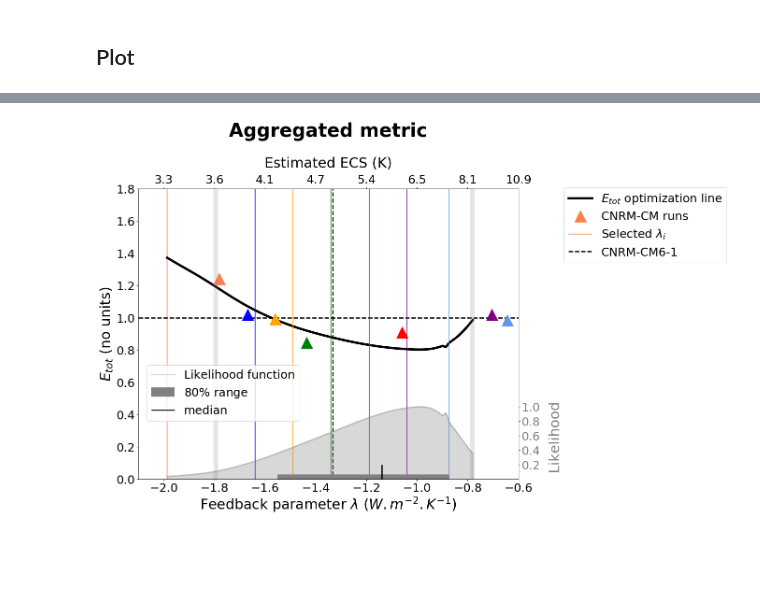
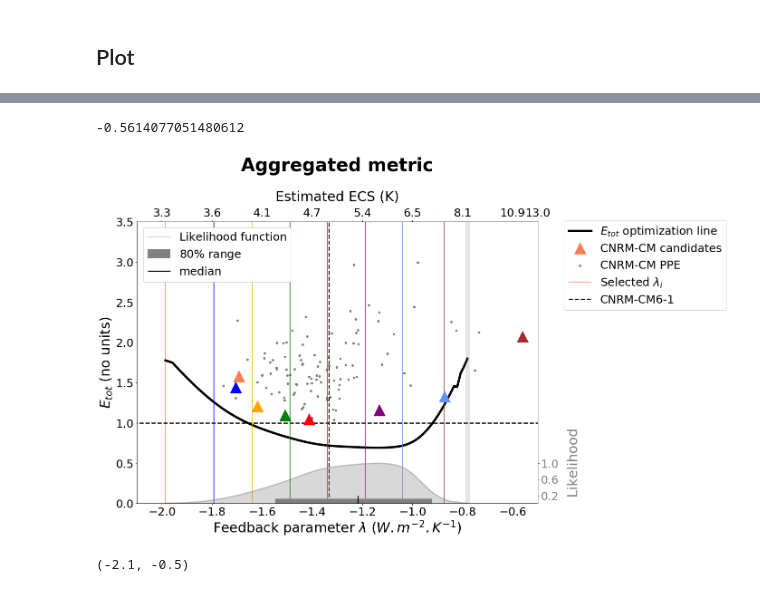
Before and after one commit to speatier/CNRMppe_save, a Jupyter notebook: PPE/PPE_paper_1/MultiLinReg/Final_total.ipynb, the cells around one changed output, grey strips where cells are left out. Saved outputs shown, nothing was run; the diff lists cells and outputs as text; code cells hidden in the pictures; blank space fills up the shorter version.

```diff
--- a/PPE/PPE_paper_1/MultiLinReg/Final_total.ipynb
+++ b/PPE/PPE_paper_1/MultiLinReg/Final_total.ipynb
@@ -1731,0 +1736,3 @@ len(nb_p_list_selection)
+# %%
+nb_p_list_selection = ['p840', 'p841', 'p842', 'p843','p844', 'p845', 'p846', 'p847']
+len(nb_p_list_selection)
@@ -1732,6 +1741,6 @@ len(nb_p_list_selection)
 # %%
 file = np.load('/data/home/globc/peatier/CNRMppe/PPE/ENSEMBLE2/files/npy/RMSE_optim2_select.npy')
-df_select = pd.DataFrame(file).drop([1, 8])
+df_select = pd.DataFrame(file).drop([8])
 df_select['sol_fun'] = df_select[0]
 df_select['Fdbck'] = df_select[1]
 df_select = df_select
@@ -1749,5 +1759,5 @@ df_select
 # %%
-df_crashed = pd.DataFrame(file).drop([0, 2,3,4,5,6,7])
+df_crashed = pd.DataFrame(file).drop([0,1,2,3,4,5,6,7])
 df_crashed['sol_fun']=df_crashed[0]
 df_crashed['Fdbck']=df_crashed[1]
 df_crashed
@@ -1858,5 +1875,5 @@ E_PPE_selection_total
 # %%
-Fdbck_tmp = np.load(file="/data/home/globc/peatier/CNRMppe/PPE/ENSEMBLE4_selection/files/npy/Net_feedbacks.npy").tolist()
+Fdbck_tmp = np.load(file="/data/home/globc/peatier/CNRMppe/PPE/ENSEMBLE4_selection/files/npy/QUAT_Net_feedbacks.npy").tolist()
 Fdbck_PPE_selection = []
 for i in Fdbck_tmp :
     Fdbck_PPE_selection.append(i)
@@ -2133,12 +2151,16 @@ array(0.21640208)
+# %%
+Fdbck_PPE_selection[7]
+# %% [output]
+-0.5614077051480612
 # %%
-colors = ['coral', 'blue','orange','green','red','purple','cornflowerblue']
+colors = ['coral', 'blue','orange','green','red','purple','cornflowerblue', 'brown']
 cpt=0
 
-fig = plt.figure(figsize=(14, 12))
+fig = plt.figure(figsize=(15, 12))
 ax = plt.gca()
 ax2 = ax.twiny()
 
-#E_PPE_df.plot(kind='scatter', x='Fdbck', y='RMSE_total', color='gray', marker="o", ax = ax)
+E_PPE_df.plot(kind='scatter', x='Fdbck', y='RMSE_total', color='gray', marker="o", ax = ax)
 
 sol_df_2.plot(kind='line', x='Fdbck', y='sol_fun', color = 'black', alpha=1, linewidth=5, ax = ax)
 
@@ -2159,17 +2181,20 @@ for i in colors :
 
         plt.plot(Fdbck_PPE_selection[cpt], E_PPE_selection_total[cpt], color=i, marker='^',
                  linewidth=0, markersize=25, label='_nolegend_', zorder=10)
+        #print(cpt)
         cpt+=1
 
 plt.vlines(df_crashed['Fdbck'].iloc[0],ymin = -10,ymax = 25, colors='gray',
            linestyles='solid', alpha=0.2, linewidth=10, zorder=1)
-plt.vlines(df_crashed['Fdbck'].iloc[1],ymin = -10,ymax = 25, colors='gray',
-           linestyles='solid', alpha=0.2, linewidth=10, zorder=1)
+#plt.vlines(df_crashed['Fdbck'].iloc[1],ymin = -10,ymax = 25, colors='gray',
+#           linestyles='solid', alpha=0.2, linewidth=10, zorder=1)
 
 ax.hlines(E_p1,xmin = -10.0,xmax = 25.0,label='ARPEGE-Climat default', colors='black',
            linestyles='dashed', linewidth=2.5)
 plt.vlines(p1_feedbacks,ymin = -10,ymax = 25,label='default simulation', colors='black',
            linestyles='dashed', linewidth=2.5)
+
+ax.set_xlim(-2.1,-0.5)
 
 ax3 = ax.twinx()
 plt.hlines(0.0, perc10, perc90, color='gray', linestyle='solid', linewidth=20)
@@ -2180,18 +2205,18 @@ plt.vlines(perc50,ymin = 0.0,ymax = 0.2, colors='black',
 
 ax.set_xlabel('Feedback parameter $\lambda$ ($W.m^{-2}.K^{-1}$)', fontsize=30)
 ax.set_ylabel(ylabel, fontsize=30)
-ax.set_xlim(-2.1,-0.6)
-ax.set_ylim(0.0,1.8)
+ax.set_xlim(-2.1,-0.5)
+ax.set_ylim(0.0,3.5)
 
 plt.title('Aggregated metric', fontsize=40, fontweight='bold', y=1.17)
 ax.tick_params(axis='both', which='major', labelsize=25)
 
-#plt.ylim(0.5,1.6)
+#plt.ylim(-0.5,3)
 
 # Second axis
 
-new_tick_locations = np.array([-2.0, -1.8, -1.6, -1.4, -1.2, -1.0, -0.8, -0.6])#df_select['Fdbck'])
-new_tick_locations_ax3 = np.array([ 0.2, 0.4, 0.6,0.8,1.0])
+new_tick_locations = np.array([-2.0, -1.8, -1.6, -1.4, -1.2, -1.0, -0.8, -0.6, -0.5])#df_select['Fdbck'])
+new_tick_locations_ax3 = np.array([ 0.2, 0.6, 1.0])
 
 def tick_function(X):
     V = -6.517/X
@@ -2203,40 +2228,48 @@ def tick_function_ax3(X):
 
 ax2.set_xlim(ax.get_xlim())
 ax2.set_xticks(new_tick_locations)
 ax2.set_xticklabels(tick_function(new_tick_locations))
 ax2.set_xlabel("Estimated ECS (K)", fontsize=30, labelpad=15.0)
 ax2.tick_params(axis='both', which='major', labelsize=25)
 
-ax3.set_ylim(0.0,4.0)
+ax3.set_ylim(0.0,7.0)
 ax3.set_yticks(new_tick_locations_ax3)
 ax3.set_yticklabels((new_tick_locations_ax3), color='gray')
 ax3.set_ylabel("Likelihood", fontsize=30, position=(-0.7, 0.15), labelpad=15.0, color= 'gray')
 ax3.tick_params(axis='both', which='major', labelsize=25)
 
 Likelihood_df.plot( ax=ax3, x='Fdbck_total', y='Fdbck_likelihood_total', kind='area', linewidth=2.5,
                    color='gray', alpha=0.3)
 
 # Legend
 
-legend = [ '$E_{tot}$ optimization line', 'CNRM-CM runs', 'Selected $\lambda_i$',
+legend = [ '$E_{tot}$ optimization line', 'CNRM-CM candidates', 'CNRM-CM PPE', 'Selected $\lambda_i$',
           'CNRM-CM6-1']
 ax.get_legend().remove()
-ax3.legend([ 'Likelihood function', '$80\%$ range', 'median'], fontsize=25, bbox_to_anchor=(0.44, 0.18))
-fig.legend(legend, fontsize=25, bbox_to_anchor=(1.35, 0.83)) #bbox_to_anchor=(1.05, 1)
+ax3.legend([ 'Likelihood function', '$80\%$ range', 'median'], fontsize=25, bbox_to_anchor=(0.40, 1.0),
+           facecolor='white', framealpha=1.0)
+fig.legend(legend, fontsize=25, bbox_to_anchor=(1.3, 0.83)) #bbox_to_anchor=(1.05, 1)
 fig.subplots_adjust(right=0.8)
 
-plt.xlim(-2.1,-0.6)
+plt.xlim(-2.1,-0.5)
+
 
 plt.tight_layout()
 
 # Enregistrer la figure .....................
 
-plt.savefig("/data/home/globc/peatier/figures/RMSE_"+variable_plot+"_PPE_optim2_select.png", orientation='portrait', bbox_inches='tight', pad_inches=0.1)
+plt.savefig("/data/home/globc/peatier/figures/RMSE_"+variable_plot+"_PPE_optim2_select.png",
+            orientation='portrait', bbox_inches='tight', pad_inches=0.1)
 
 # Show la figure .................
 plt.show()
 # %% [output]
-[figure, old version]
+[figure, new version]
+# %%
+ax.set_xlim(-2.1,-0.5)
+ax.get_xlim()
+# %% [output]
+(-2.1, -0.5)
 # %%
 df_RMSE_selection = pd.DataFrame(E_PPE_selection_total, columns=['E_arpege'])
 df_RMSE_selection['E_multilinreg'] = df_select['sol_fun'].data
```
Also changed, not shown: parts of 81 cells of this notebook, 7 other files.
